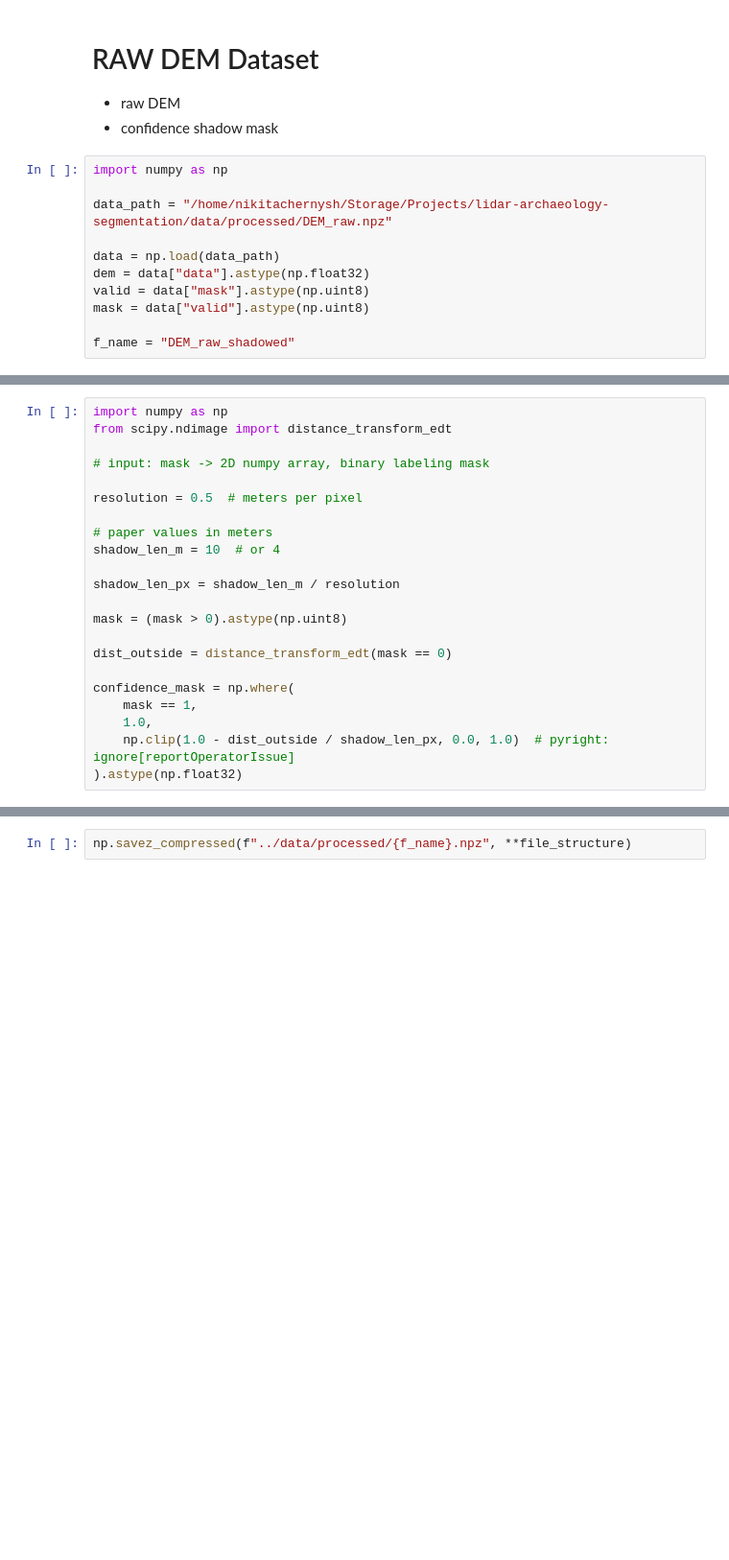
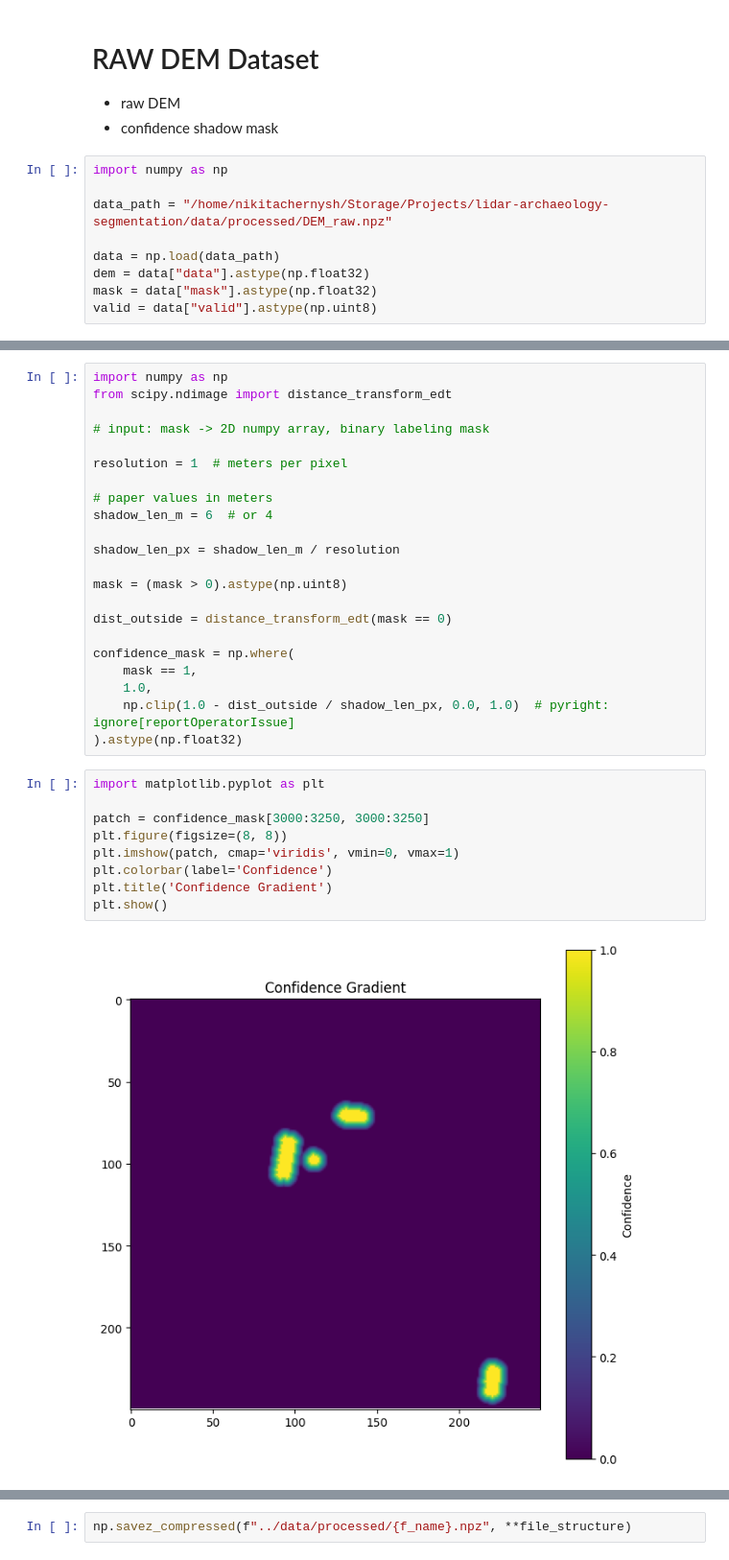
Before and after one commit to kitnew/lidar-archaeology-segmentation, a Jupyter notebook: notebooks/produce_data_from_raw.ipynb, the cells around one changed output, grey strips where cells are left out. Shown at 96% size. Cells and saved outputs as stored; diff of their text form; blank space fills up the shorter version.

Commit message:
feat: Confidence Shadow on labels mask implemented

```diff
--- a/notebooks/produce_data_from_raw.ipynb
+++ b/notebooks/produce_data_from_raw.ipynb
@@ -61,7 +62,5 @@ data_path = "/home/nikitachernysh/Storage/Projects/lidar-archaeology-segmentatio
 
 data = np.load(data_path)
 dem = data["data"].astype(np.float32)
-valid = data["mask"].astype(np.uint8)
-mask = data["valid"].astype(np.uint8)
-
-f_name = "DEM_raw_shadowed"
+mask = data["mask"].astype(np.float32)
+valid = data["valid"].astype(np.uint8)
@@ -75,10 +74,10 @@ from scipy.ndimage import distance_transform_edt
 
 # input: mask -> 2D numpy array, binary labeling mask
 
-resolution = 0.5  # meters per pixel
+resolution = 1  # meters per pixel
 
 # paper values in meters
-shadow_len_m = 10  # or 4
+shadow_len_m = 6  # or 4
 
 shadow_len_px = shadow_len_m / resolution
 
@@ -91,4 +90,15 @@ confidence_mask = np.where(
     1.0,
     np.clip(1.0 - dist_outside / shadow_len_px, 0.0, 1.0)  # pyright: ignore[reportOperatorIssue]
 ).astype(np.float32)
+# %%
+import matplotlib.pyplot as plt
+
+patch = confidence_mask[3000:3250, 3000:3250]
+plt.figure(figsize=(8, 8))
+plt.imshow(patch, cmap='viridis', vmin=0, vmax=1)
+plt.colorbar(label='Confidence')
+plt.title('Confidence Gradient')
+plt.show()
+# %% [output]
+[figure, added]
 # %%
```
Also changed, not shown: parts of 4 cells of this notebook.
